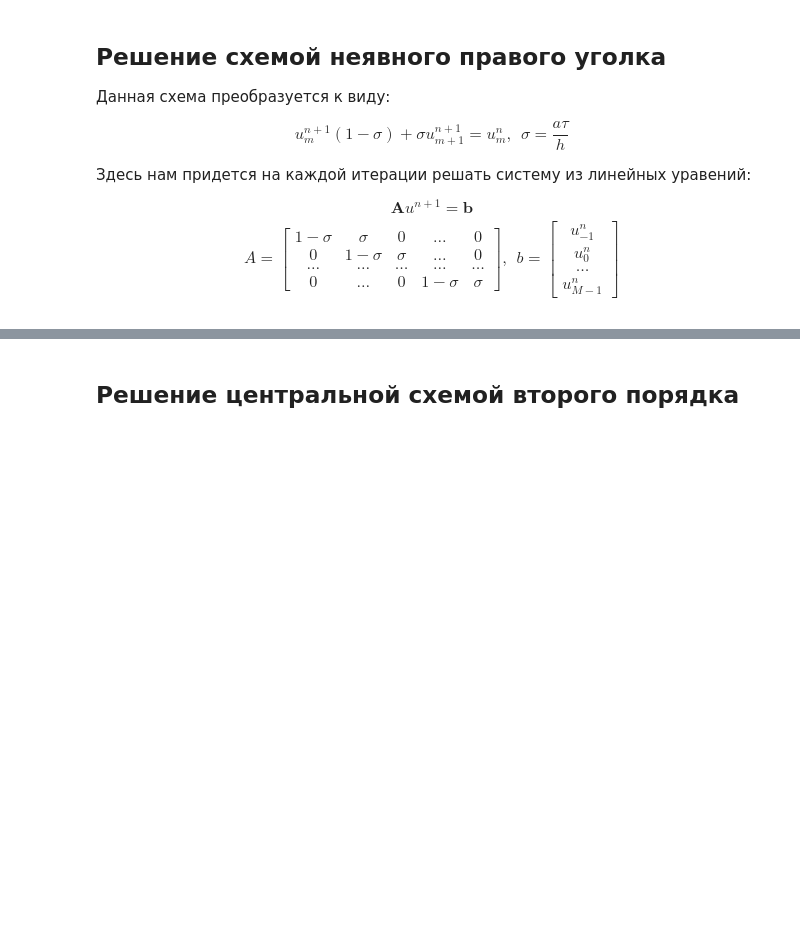
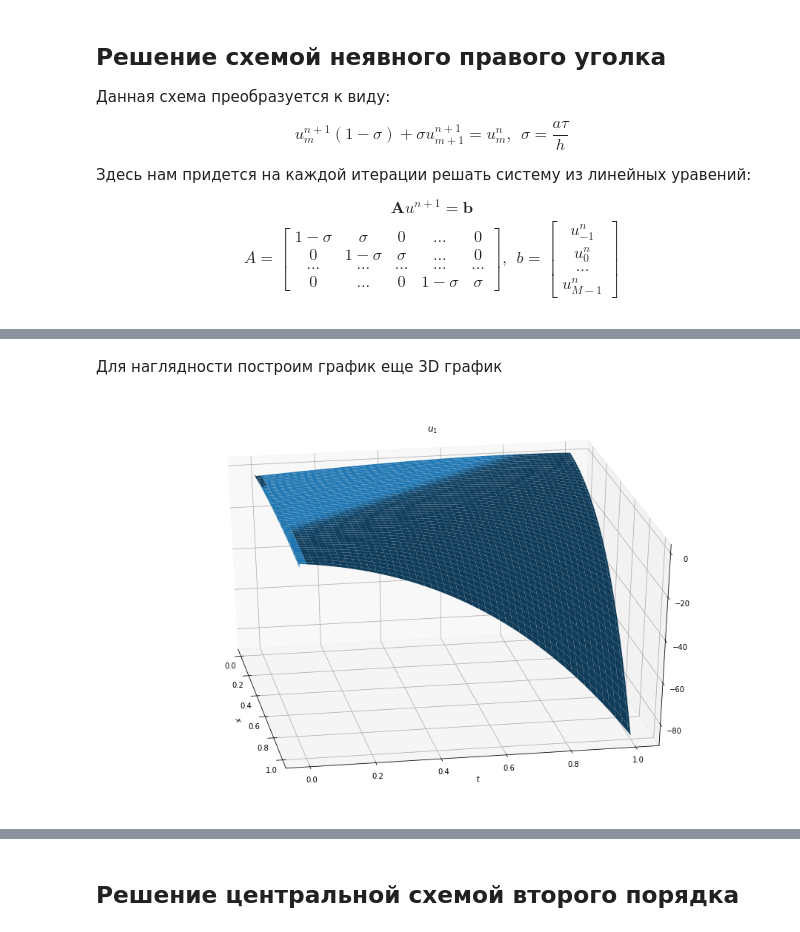
Before and after one commit to alekseik1/calc_math-labs, a Jupyter notebook: 2sem_2task/2sem_2task.ipynb, the cells around one changed output, grey strips where cells are left out. Cells and saved outputs as stored; diff of their text form; code cells hidden in the pictures; blank space fills up the shorter version.

```diff
--- a/2sem_2task/2sem_2task.ipynb
+++ b/2sem_2task/2sem_2task.ipynb
@@ -150,0 +171,2 @@ from utils import make_grid, calculate_all, AnimationHelper
+# %%
+X_MIN, X_MAX, T_MIN, T_MAX = 0.0, 1.0, 0.0, 1.0
@@ -150,0 +200,13 @@ from utils import make_grid, calculate_all, AnimationHelper
+# %%
+def plot_3d(x_grid, t_grid, u_i, position, label='u_1', filename='no_name'):
+    from mpl_toolkits import mplot3d
+    fig = plt.figure(figsize=(16, 10))
+    ax = plt.axes(projection='3d')
+    xx, yy = np.meshgrid(x_grid, t_grid)
+    ax.plot_surface(xx, yy, u_i.T)
+    ax.view_init(*position)
+    ax.set_title(r'$ {} $'.format(label))
+    ax.set_xlabel(r'$ x $')
+    ax.set_ylabel(r'$ t $')
+    fig.savefig(filename)
+    fig.show()
@@ -225,0 +382,6 @@ anim3.make_animation().save_as_file('ugolok_u3.mp4')
+# %% [markdown]
+Для наглядности построим график еще 3D график
+# %%
+plot_3d(x_grid, t_grid, solution[:,:,0], (30, -10), label='u_1', filename='ugol_u1.pdf')
+# %% [output]
+[figure, added]
```
Also changed, not shown: parts of 40 cells of this notebook, 1 other file.
